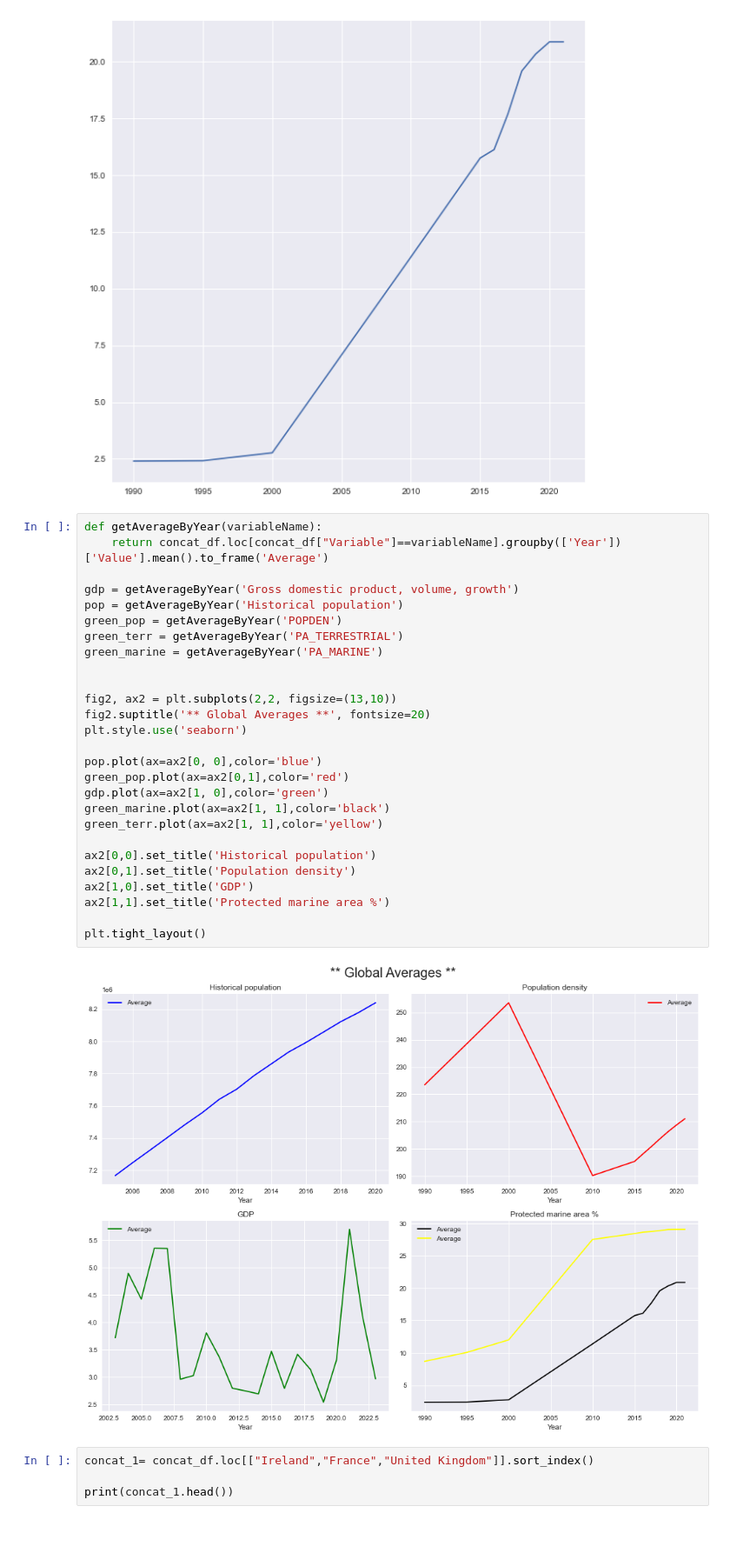
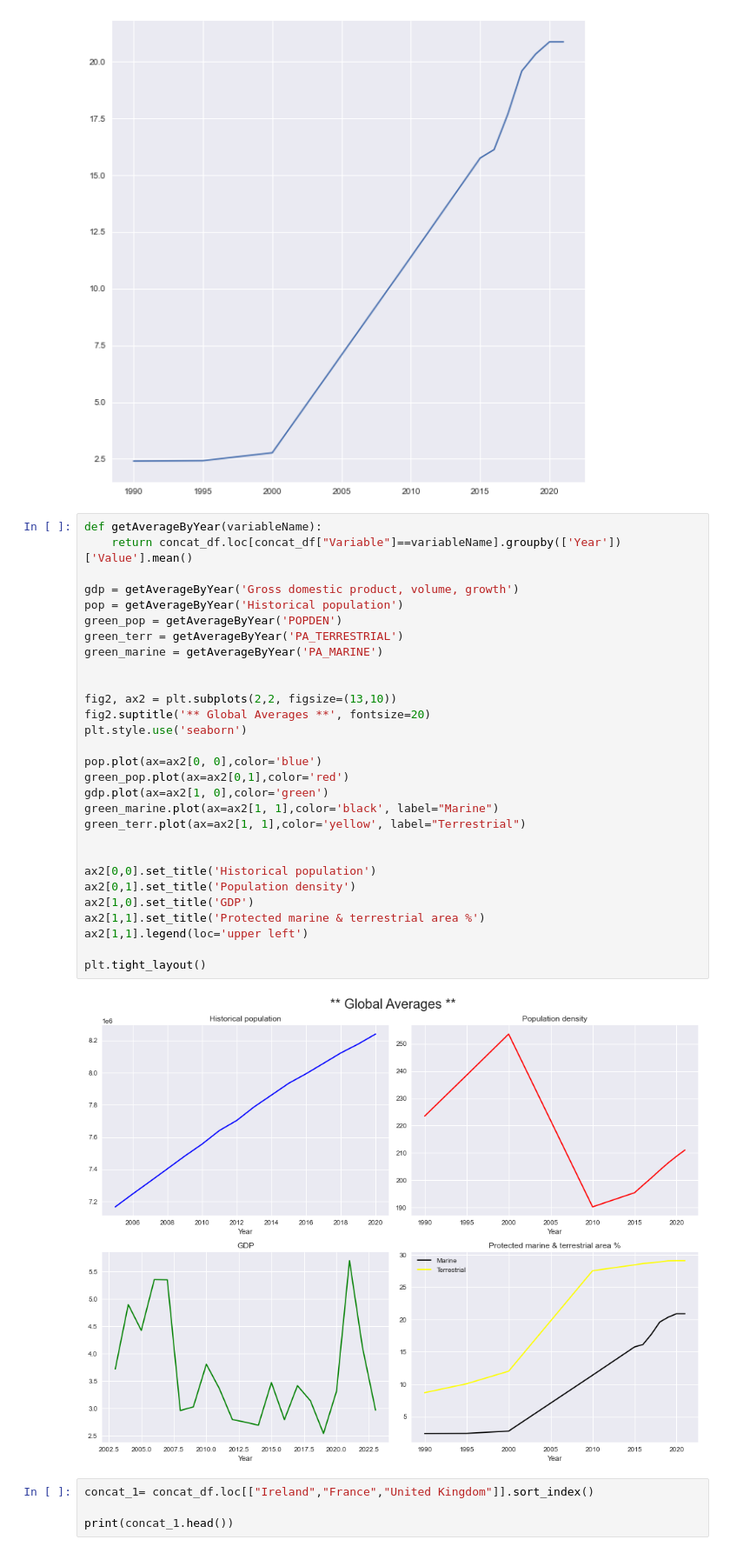
Before and after one commit to BoSuto/Data-analysis-for-business-March-2022-, a Jupyter notebook: Population, Economics & Green Growth.ipynb, the cells around one changed output. Shown at 87% size. Saved outputs shown, nothing was run; the diff lists cells and outputs as text.

Commit message:
legend and labels

```diff
--- a/Population, Economics & Green Growth.ipynb
+++ b/Population, Economics & Green Growth.ipynb
@@ -1129,33 +1129,35 @@ plt.show()
 [figure]
 # %%
 def getAverageByYear(variableName):
-    return concat_df.loc[concat_df["Variable"]==variableName].groupby(['Year'])['Value'].mean().to_frame('Average')
+    return concat_df.loc[concat_df["Variable"]==variableName].groupby(['Year'])['Value'].mean()
 
 gdp = getAverageByYear('Gross domestic product, volume, growth')
 pop = getAverageByYear('Historical population')
 green_pop = getAverageByYear('POPDEN')
 green_terr = getAverageByYear('PA_TERRESTRIAL')
 green_marine = getAverageByYear('PA_MARINE')
 
 
 fig2, ax2 = plt.subplots(2,2, figsize=(13,10))
 fig2.suptitle('** Global Averages **', fontsize=20)
 plt.style.use('seaborn')
 
 pop.plot(ax=ax2[0, 0],color='blue')
 green_pop.plot(ax=ax2[0,1],color='red')
 gdp.plot(ax=ax2[1, 0],color='green')
-green_marine.plot(ax=ax2[1, 1],color='black')
-green_terr.plot(ax=ax2[1, 1],color='yellow')
+green_marine.plot(ax=ax2[1, 1],color='black', label="Marine")
+green_terr.plot(ax=ax2[1, 1],color='yellow', label="Terrestrial")
+
 
 ax2[0,0].set_title('Historical population')
 ax2[0,1].set_title('Population density')
 ax2[1,0].set_title('GDP')
-ax2[1,1].set_title('Protected marine area %')
+ax2[1,1].set_title('Protected marine & terrestrial area %')
+ax2[1,1].legend(loc='upper left')
 
 plt.tight_layout()
 # %% [output]
-[figure, old version]
+[figure, new version]
 # %%
 concat_1= concat_df.loc[["Ireland","France","United Kingdom"]].sort_index()
 
```
Also changed, not shown: parts of 11 cells of this notebook.
